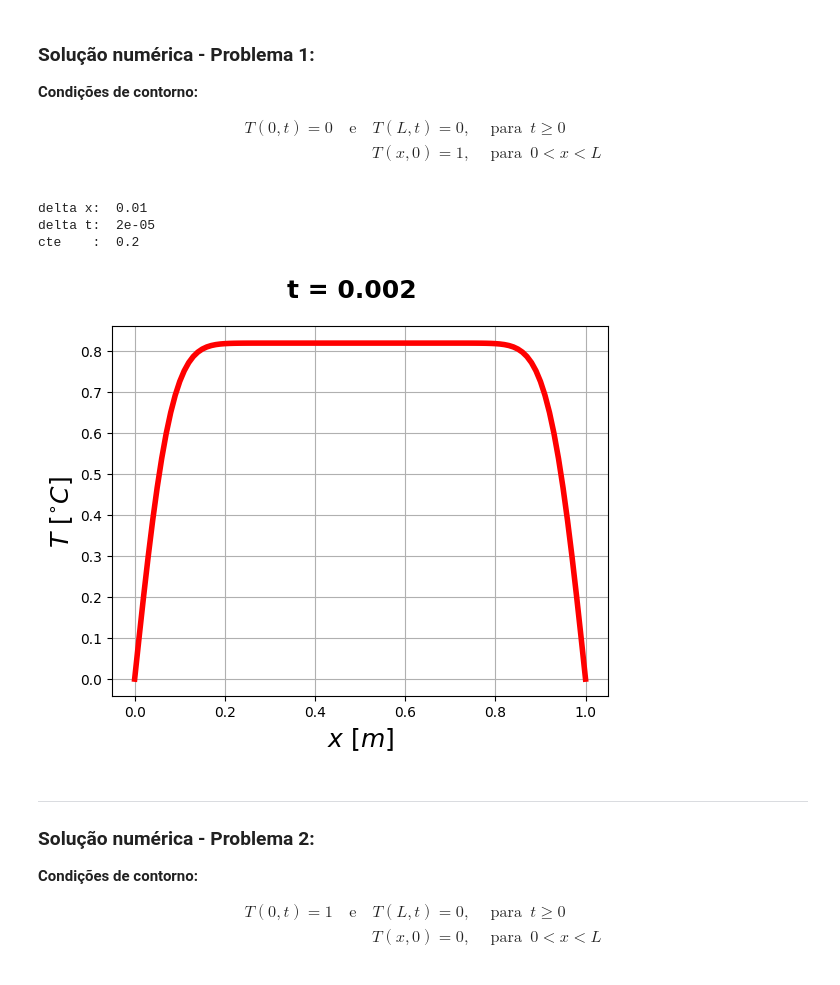
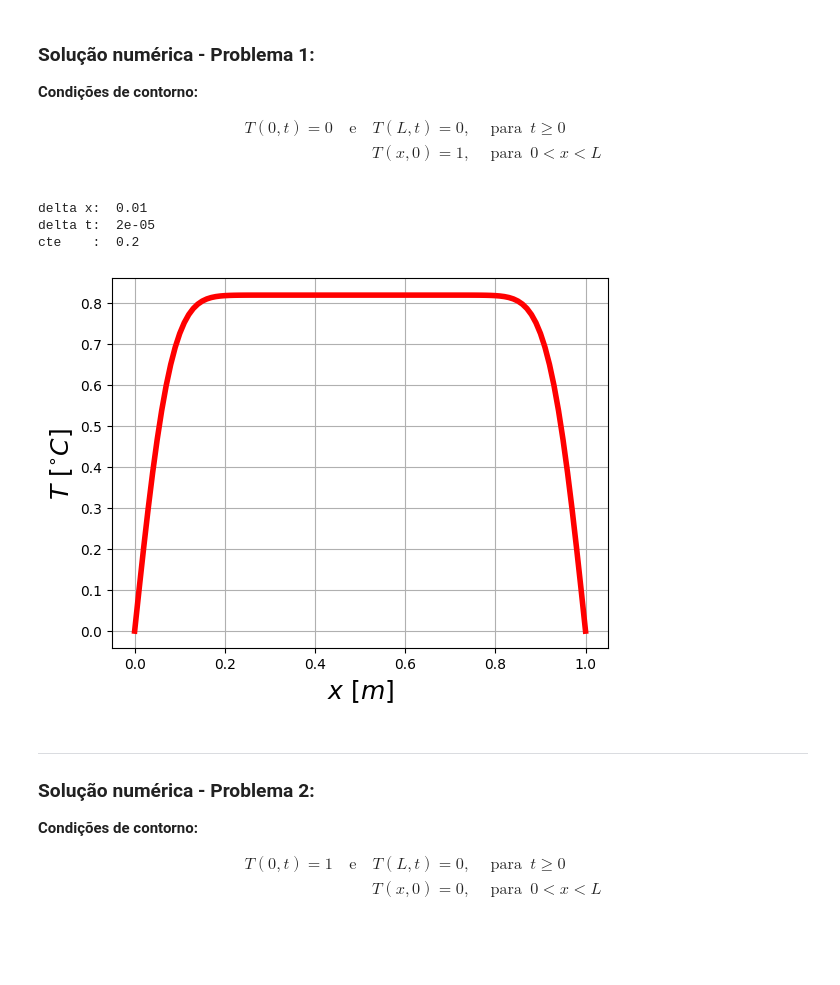
Before and after one commit to Henrique-Z/TCM-Trabalho-Final, a Jupyter notebook: trab-num.ipynb, the cells around one changed output. Saved outputs shown, nothing was run; the diff lists cells and outputs as text; code cells hidden in the pictures; blank space fills up the shorter version.

```diff
--- a/trab-num.ipynb
+++ b/trab-num.ipynb
@@ -60,7 +42,7 @@ class AbstractPlate(ABC):
 # %%
 class Bar(AbstractPlate):
 
-    def set_inicial_cond(self, Temp_i0, Temp_il) -> None:
+    def set_initial_cond(self, Temp_i0, Temp_il) -> None:
         N = self.divisions
 
         # impondo as condições de contorno:
@@ -75,9 +57,9 @@ boundaries = {
 }
 
 exe = Bar()
-exe.set_inicial_cond(**boundaries)
+exe.set_initial_cond(**boundaries)
 exe.change_temp(100)
-exe.show()
+
 
 print("delta x: ", exe.delta_x,
     "\ndelta t: ", exe.delta_t,
@@ -110,36 +91,59 @@ T(x,0) = 1, \quad & \text{para} \; \: 0 < x < L                               \\
 # %%
 class Bar(AbstractPlate):
 
-    def set_inicial_cond(self, Temp_i0, Temp_il) -> None:
+    def set_initial_cond(self, Temp_i0, Temp_il) -> None:
         N = self.divisions
 
         # impondo as condições iniciais:
         T_boundary = np.ones(N + 1)         # T(x,0) = 1
 
         # impondo as condições de contorno:
         T_boundary[0] = Temp_i0             # T(0,t) = 0
         T_boundary[N] = Temp_il             # T(L,t) = 0
         self.temps = np.copy(T_boundary)
 
+
 # condições de contorno:
 boundaries = {
     "Temp_i0" : "0",
     "Temp_il" : "0"
 }
 
 bar = Bar()
-bar.set_inicial_cond(**boundaries)
+bar.set_initial_cond(**boundaries)
 bar.change_temp(100)
-bar.figure()
 
 print("delta x: ", bar.delta_x,
     "\ndelta t: ", bar.delta_t,
     "\ncte    : ", bar.cte)
+
+#-------------------------------------------------------------------------------------------------------------------------------------------------------------------------------------------------------
+# figura:
+fig, profile = plt.subplots()
+
+profile.set_ylabel('$T$ $[^{\circ}C]$', fontsize = 18)
+profile.set_xlabel('$x$ $[m]$', fontsize = 18)
+profile.grid(True)
+
+keywargs = {
+    "ls"    : "-",
+    "lw"    : "4",
+    "color" : "red",
+}
+
+save_kwargs = {
+    "dpi"         : 1200,
+    "format"      : "pdf",
+    "bbox_inches" : "tight"
+}
+
+profile.plot(bar.x_coords, bar.temps, **keywargs)
+fig.savefig('perfil-de-temp-1.pdf', **save_kwargs)
 # %% [output]
 delta x:  0.01
 delta t:  2e-05
 cte    :  0.2
-[figure, old version]
+[figure, new version]
 # %% [markdown]
 ***
 ### Solução numérica - Problema 2:
```
Also changed, not shown: parts of 9 cells of this notebook, 16 other files.
